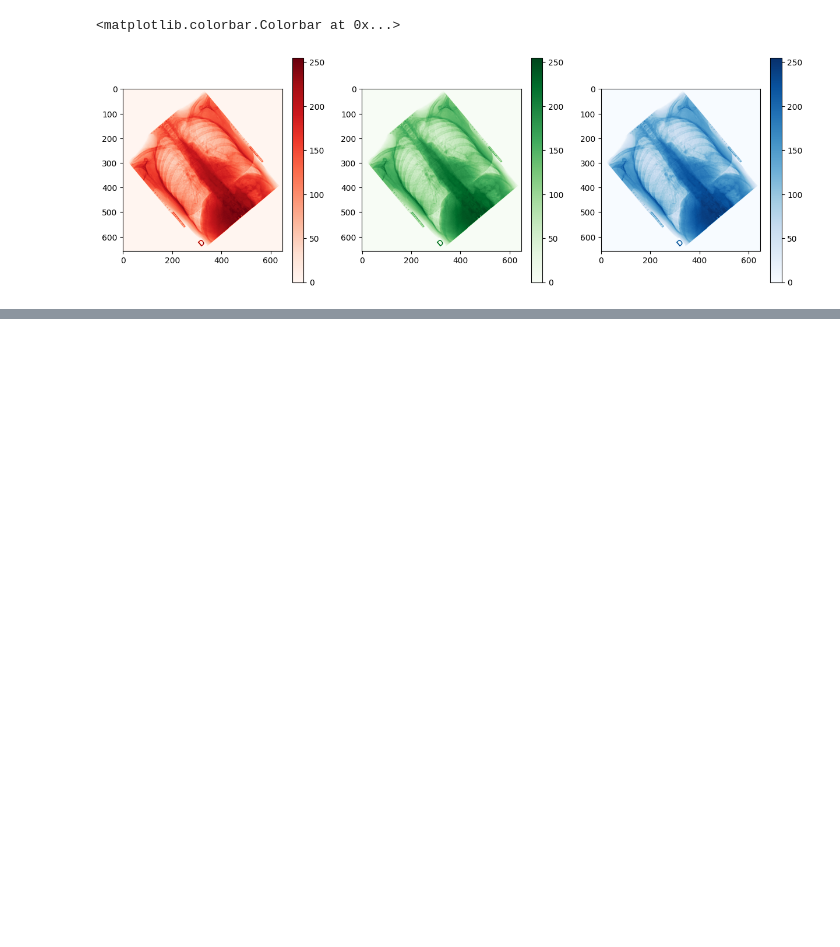
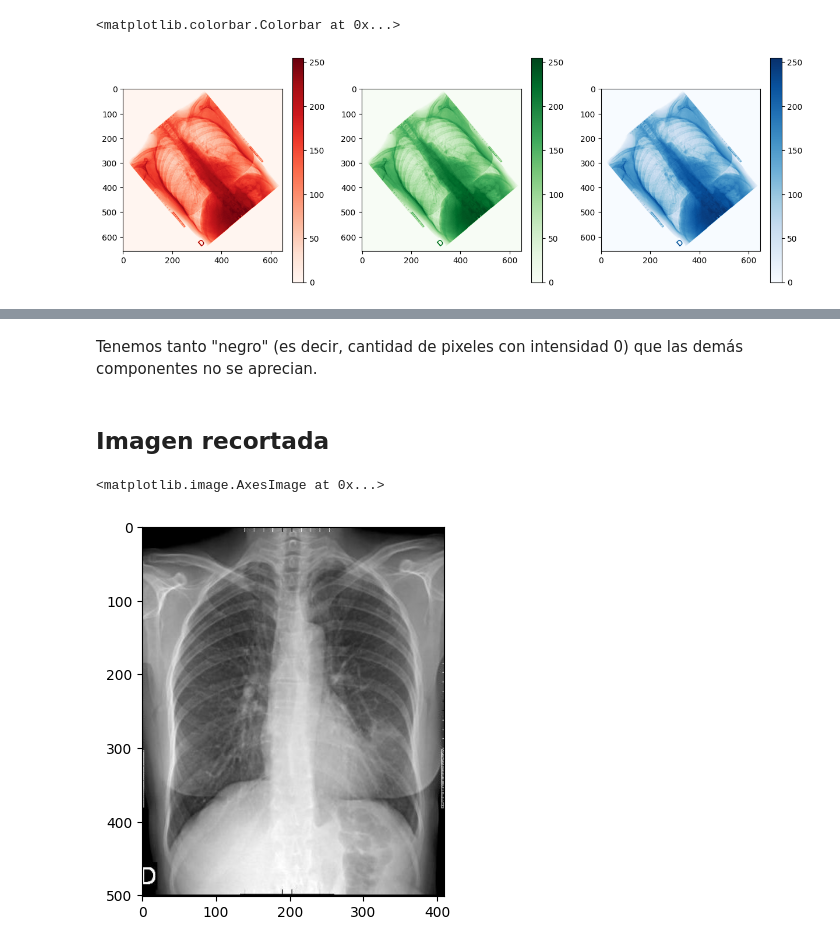
Before and after one commit to ThoMiranda/FQ-2023, a Jupyter notebook: tarea5.ipynb, the cells around one changed output, grey strips where cells are left out. Cells and saved outputs as stored; diff of their text form; code cells hidden in the pictures; blank space fills up the shorter version.

```diff
--- a/tarea5.ipynb
+++ b/tarea5.ipynb
@@ -75,0 +88,10 @@ uint8
+# %% [markdown]
+Tenemos tanto "negro" (es decir, cantidad de pixeles con intensidad 0) que las demás componentes no se aprecian.
+# %% [markdown]
+## Imagen recortada
+# %%
+new_imag=neumonia[:,240:650] #Esto es a recontra ojo
+plt.imshow(new_imag)
+# %% [output]
+<matplotlib.image.AxesImage at 0x...>
+[figure, added]
```
Also changed, not shown: parts of 24 cells of this notebook.
